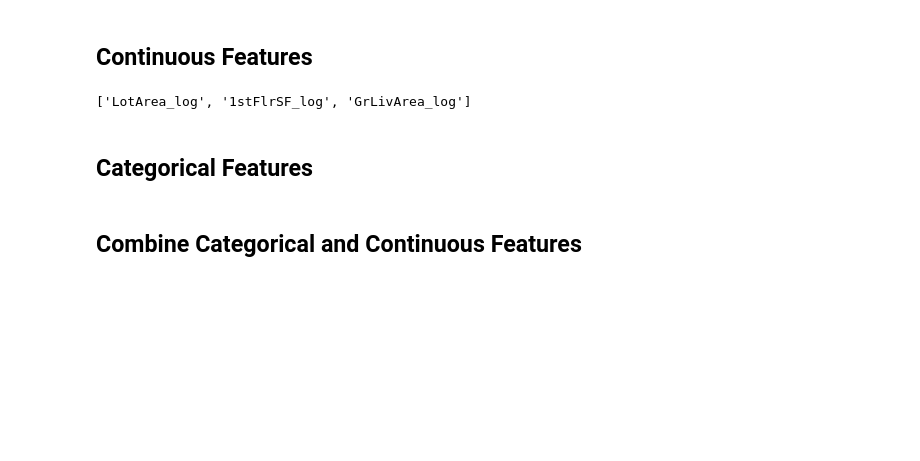
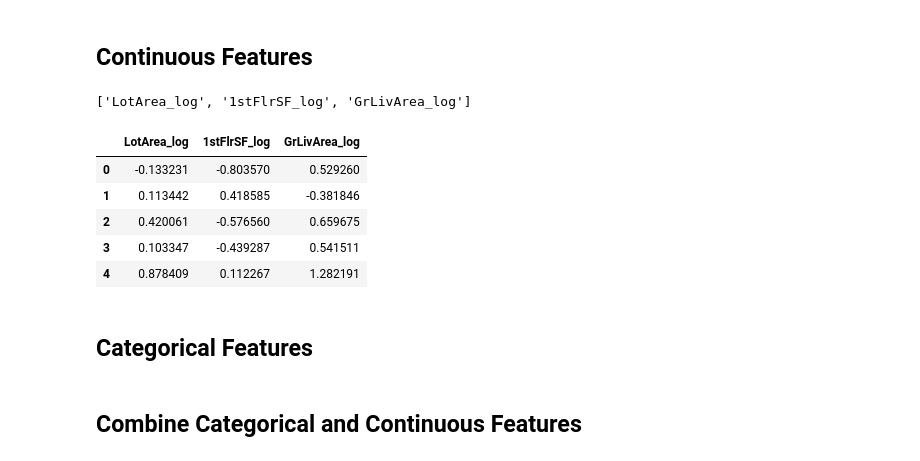
Before and after one commit to jingyunw/p2-t19-07L-dsc-multiple-linear-regression-statsmodels-lab, a Jupyter notebook: index.ipynb, the cells around one changed output. Cells and saved outputs as stored; diff of their text form; code cells hidden in the pictures; blank space fills up the shorter version.

```diff
--- a/index.ipynb
+++ b/index.ipynb
@@ -61,6 +61,14 @@ ames_log_norm = scaler.fit_transform(ames_log)
 # %%
 # Making into a df again...
 ames_log_norm = pd.DataFrame(ames_log_norm, columns = log_names)
+ames_log_norm.head()
+# %% [output]
+|  | LotArea_log | 1stFlrSF_log | GrLivArea_log |
+| 0 | -0.133231 | -0.803570 | 0.529260 |
+| 1 | 0.113442 | 0.418585 | -0.381846 |
+| 2 | 0.420061 | -0.576560 | 0.659675 |
+| 3 | 0.103347 | -0.439287 | 0.541511 |
+| 4 | 0.878409 | 0.112267 | 1.282191 |
 # %% [markdown]
 ## Categorical Features
 # %%
```
Also changed, not shown: parts of 7 cells of this notebook.
